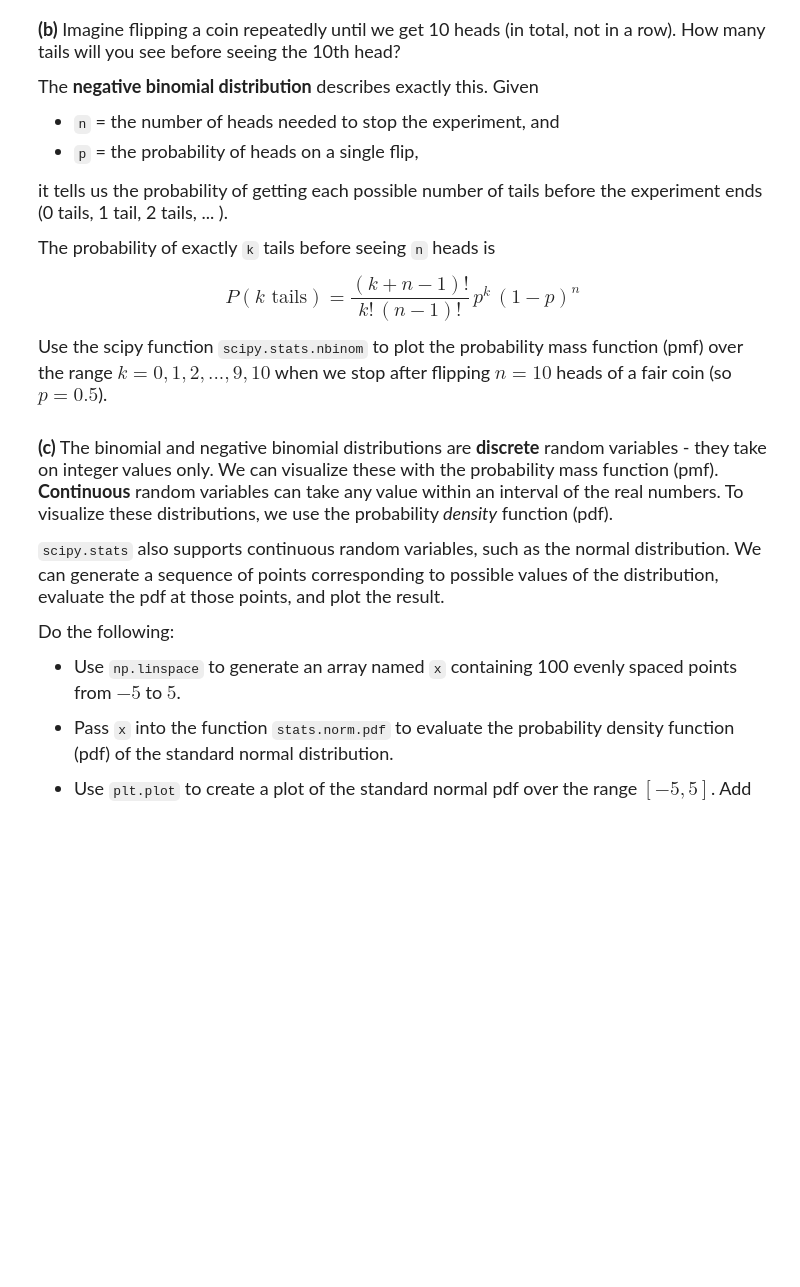
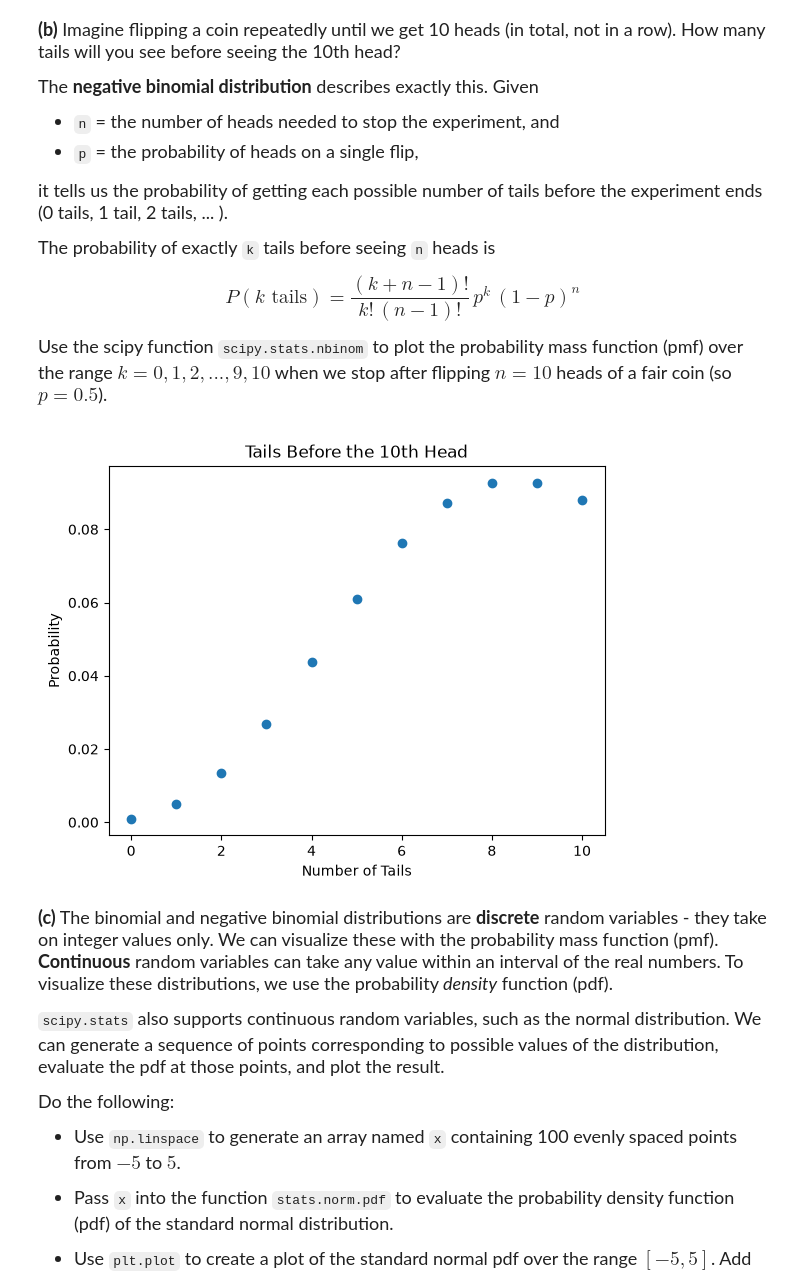
Before and after one commit to XintongIceyLi/datasci185fall2026, a Jupyter notebook: _assignments/assignment_3/Assignment3-v2 copy.ipynb, the cells around one changed output. Drawn from its saved outputs; the diff is of its cells as text; code cells hidden in the pictures; blank space fills up the shorter version.

```diff
--- a/_assignments/assignment_3/Assignment3-v2 copy.ipynb
+++ b/_assignments/assignment_3/Assignment3-v2 copy.ipynb
@@ -50,6 +50,22 @@ $$P(k \text{ tails}) = \frac{(k+n-1)!}{k!\,(n-1)!}\, p^{k}\,(1-p)^{n}$$
 Use the scipy function `scipy.stats.nbinom` to plot the probability mass function (pmf) over the range $k=0, 1, 2, ..., 9, 10$ when we stop after flipping $n=10$ heads of a fair coin (so $p = 0.5$).
 # %%
 # your code here
+import scipy.stats as stats
+import matplotlib.pyplot as plt
+import numpy as np
+
+n = 10
+p = 0.5
+k_values = np.arange(0, 11)
+probabilities = stats.nbinom.pmf(k_values, n, p)
+
+plt.scatter(x=k_values, y=probabilities)
+plt.xlabel("Number of Tails")
+plt.ylabel("Probability")
+plt.title("Tails Before the 10th Head")
+plt.show()
+# %% [output]
+[figure, added]
 # %% [markdown]
 <font size = "4">
 
```
Also changed, not shown: parts of 3 cells of this notebook.
